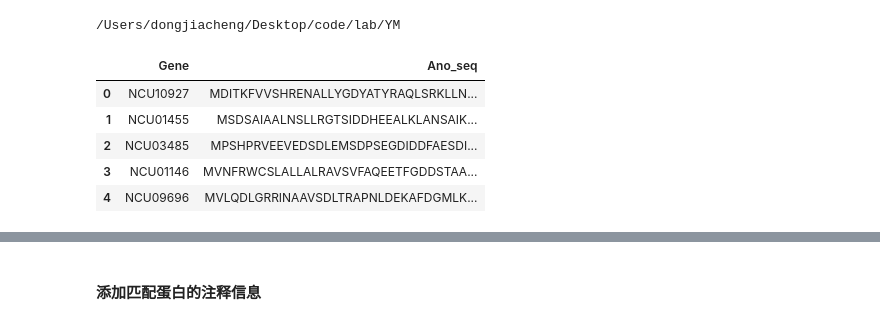
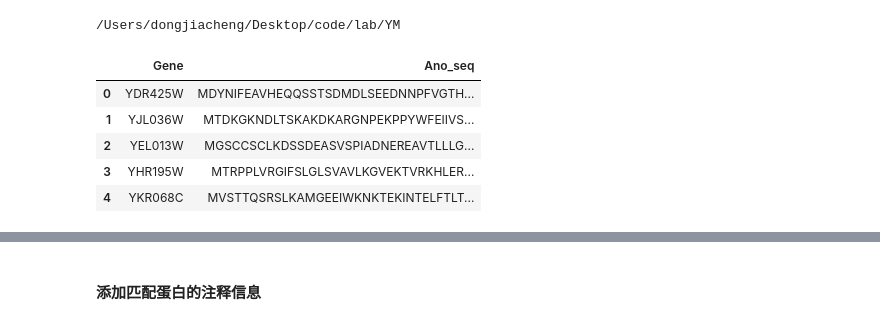
Before and after one commit to dongchen1998/code, a Jupyter notebook: lab/YM/blast-ym.ipynb, the cells around one changed output, grey strips where cells are left out. Drawn from its saved outputs; the diff is of its cells as text; code cells hidden in the pictures.

```diff
--- a/lab/YM/blast-ym.ipynb
+++ b/lab/YM/blast-ym.ipynb
@@ -7,14 +7,14 @@ print(workdir)
 # %% [output]
 /Users/dongjiacheng/Desktop/code/lab/YM
 # %%
-# pd.读取excel
-# df_sc = pd.read_excel('./autophagy gene list-yeast-total 268 gene.xlsx')
-df_sc = pd.read_excel('./Nc_蛋白分泌.xlsx',sheet_name='Nc')
-df_sc.head()
+# # pd.读取excel
+# df_sc = pd.read_excel('./发给我的/autophagy gene list-yeast-total 268 gene.xlsx')
+# # df_sc = pd.read_excel('.Nc_蛋白分泌.xlsx',sheet_name='Nc')
+# df_sc.head()
 # %% [output]
 |  | Gene | Ano_seq |
-| 0 | NCU10927 | MDITKFVVSHRENALLYGDYATYRAQLSRKLLN... |
-| 1 | NCU01455 | MSDSAIAALNSLLRGTSIDDHEEALKLANSAIK... |
-| 2 | NCU03485 | MPSHPRVEEVEDSDLEMSDPSEGDIDDFAESDI... |
-| 3 | NCU01146 | MVNFRWCSLALLALRAVSVFAQEETFGDDSTAA... |
-| 4 | NCU09696 | MVLQDLGRRINAAVSDLTRAPNLDEKAFDGMLK... |
+| 0 | YDR425W | MDYNIFEAVHEQQSSTSDMDLSEEDNNPFVGTH... |
+| 1 | YJL036W | MTDKGKNDLTSKAKDKARGNPEKPPYWFEIIVS... |
+| 2 | YEL013W | MGSCCSCLKDSSDEASVSPIADNEREAVTLLLG... |
+| 3 | YHR195W | MTRPPLVRGIFSLGLSVAVLKGVEKTVRKHLER... |
+| 4 | YKR068C | MVSTTQSRSLKAMGEEIWKNKTEKINTELFTLT... |
```
Also changed, not shown: parts of 17 cells of this notebook, 6 other files.
